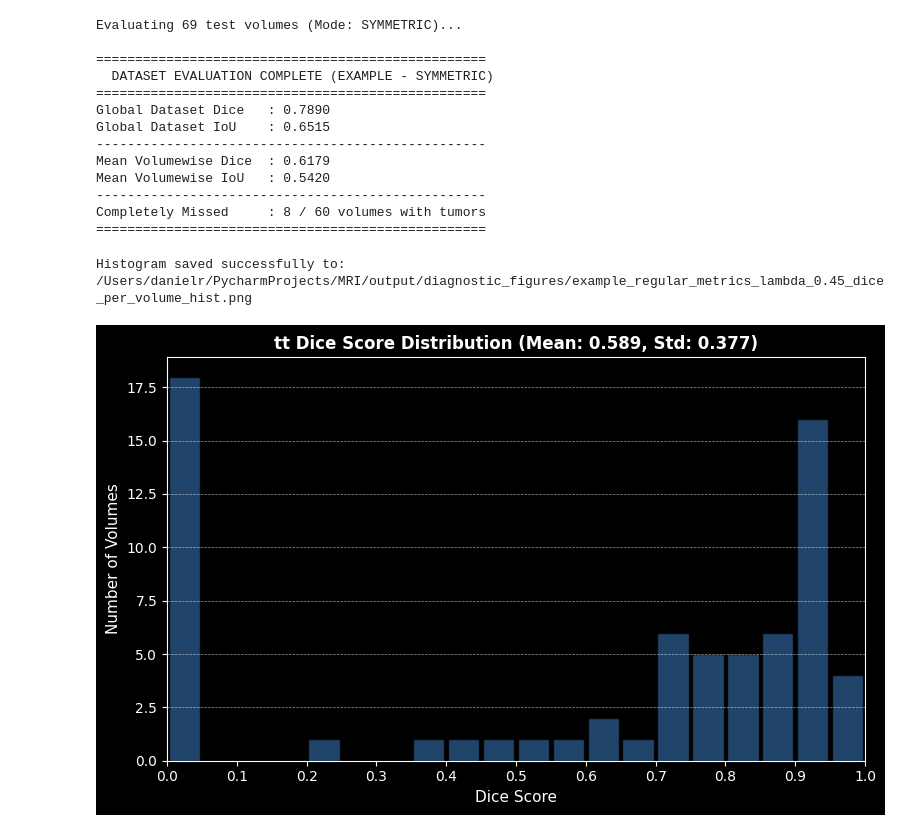
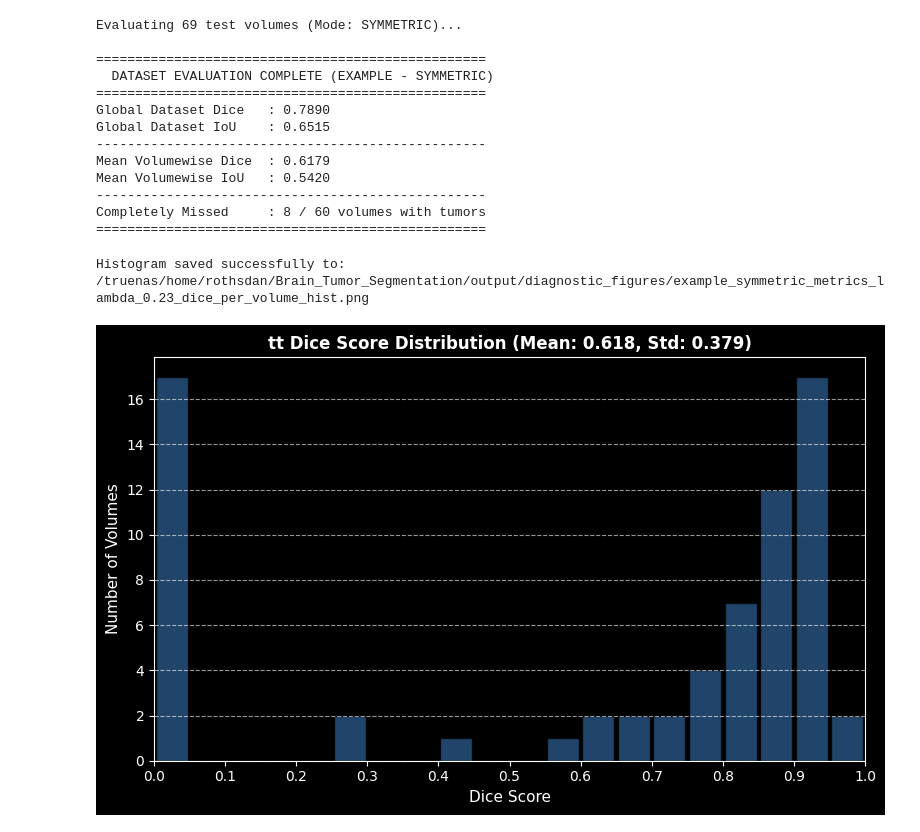
Before and after one commit to yuvalira/Brain_Tumor_Segmentation, a Jupyter notebook: main.ipynb, the cells around one changed output. Drawn from its saved outputs; the diff is of its cells as text; code cells hidden in the pictures.

```diff
--- a/main.ipynb
+++ b/main.ipynb
@@ -301,10 +301,10 @@ Completely Missed     : 8 / 60 volumes with tumors
 # %%
 from evaluation.eval_visualizations import plot_metrics_histogram
 
 plot_metrics_histogram(
     "tt",
-    "output/evaluation_scores/example_regular_metrics_lambda_0.45.npz",
+    "output/evaluation_scores/example_symmetric_metrics_lambda_0.23.npz",
     metric_key="dice_per_volume")
 # %% [output]
-Histogram saved successfully to: /Users/danielr/PycharmProjects/MRI/output/diagnostic_figures/example_regular_metrics_lambda_0.45_dice_per_volume_hist.png
+Histogram saved successfully to: /truenas/home/rothsdan/Brain_Tumor_Segmentation/output/diagnostic_figures/example_symmetric_metrics_lambda_0.23_dice_per_volume_hist.png
-[figure, old version]
+[figure, new version]
```
Also changed, not shown: parts of 3 cells of this notebook, 16 other files.
